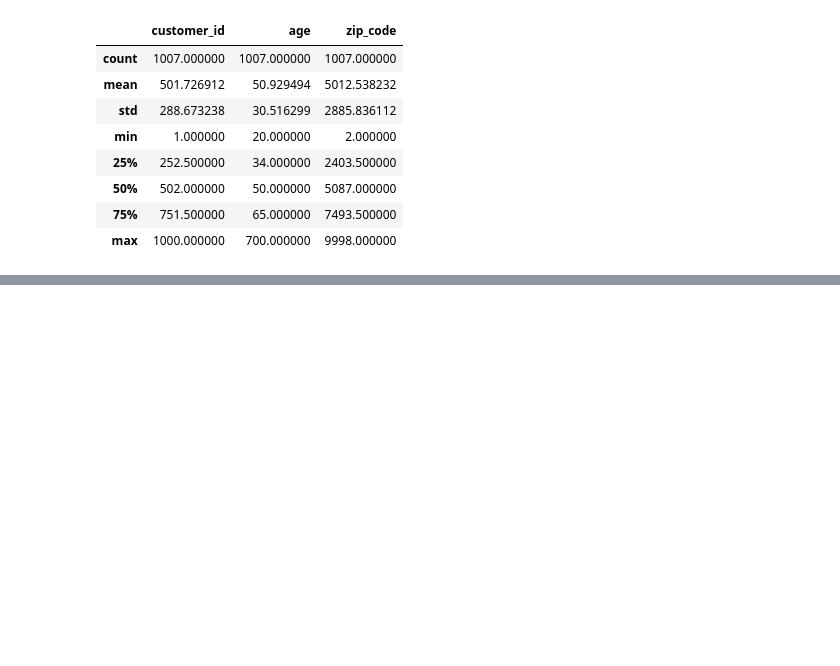
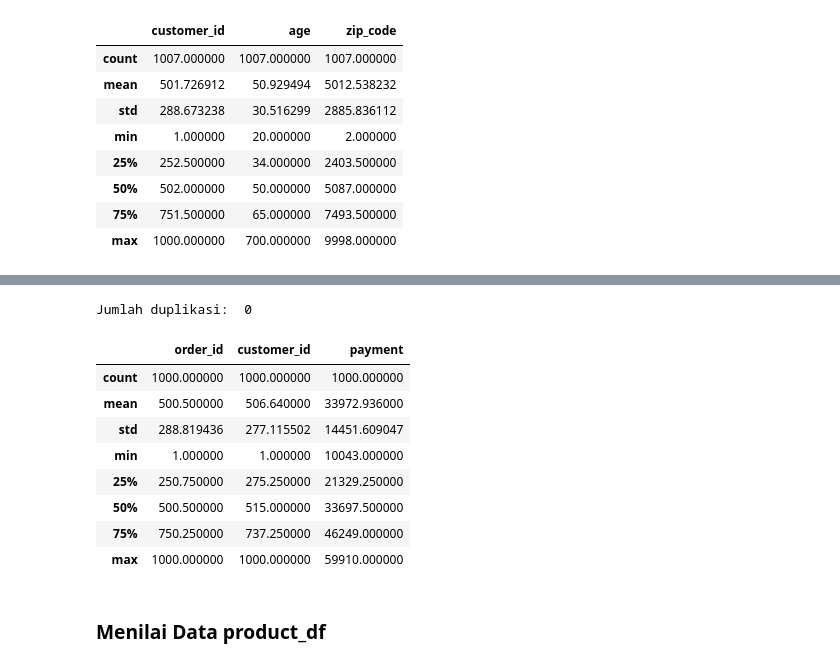
Before and after one commit to IAmNewbe/Data-analytic-with-python, a Jupyter notebook: Wrangling.ipynb, the cells around one changed output, grey strips where cells are left out. Saved outputs shown, nothing was run; the diff lists cells and outputs as text; code cells hidden in the pictures; blank space fills up the shorter version.

```diff
--- a/Wrangling.ipynb
+++ b/Wrangling.ipynb
@@ -113,0 +131,16 @@ customers_df.describe()
+# %%
+print("Jumlah duplikasi: ",orders_df.duplicated().sum())
+orders_df.describe()
+# %% [output]
+Jumlah duplikasi:  0
+|  | order_id | customer_id | payment |
+| count | 1000.000000 | 1000.000000 | 1000.000000 |
+| mean | 500.500000 | 506.640000 | 33972.936000 |
+| std | 288.819436 | 277.115502 | 14451.609047 |
+| min | 1.000000 | 1.000000 | 10043.000000 |
+| 25% | 250.750000 | 275.250000 | 21329.250000 |
+| 50% | 500.500000 | 515.000000 | 33697.500000 |
+| 75% | 750.250000 | 737.250000 | 46249.000000 |
+| max | 1000.000000 | 1000.000000 | 59910.000000 |
+# %% [markdown]
+<h3>Menilai Data product_df</h3>
```
Also changed, not shown: parts of 29 cells of this notebook.
